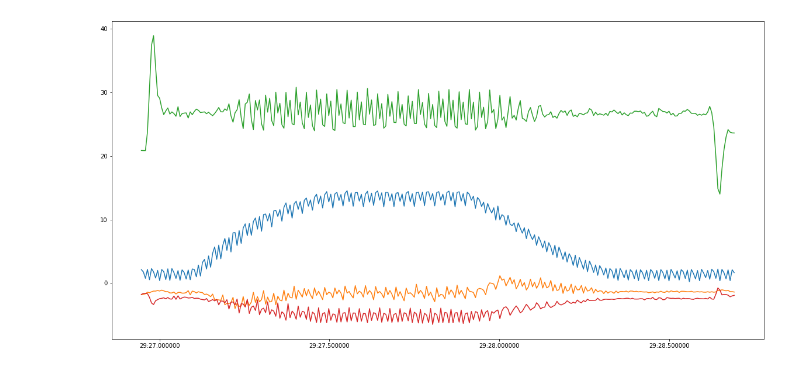
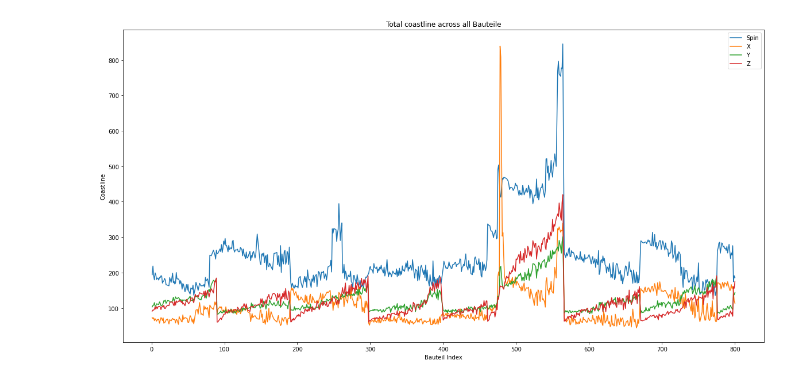
Before and after one commit to MartinNoc/SMiLe, a Jupyter notebook: predictive_maintenance/PredictiveMaintenancePlayground.ipynb, the cells around one changed output. Cells and saved outputs as stored; diff of their text form; code cells hidden in the pictures.

```diff
--- a/predictive_maintenance/PredictiveMaintenancePlayground.ipynb
+++ b/predictive_maintenance/PredictiveMaintenancePlayground.ipynb
@@ -34,10 +34,13 @@ data
-# %%
-data.loc[1].iloc[:,0]
-
-plt.figure(figsize=(20,10))
-plt.plot(-(data.loc[1].iloc[:,:4]))
-#ax_right.plot(data.loc[1].iloc[:,4], color="blue")
-#ax_right.set_ylim(bottom=0, top=1000000)
-plt.show()
-# %% [output]
-[figure, removed]
+# %%
+diffs = data.groupby("bauteil_idx").diff(-1).abs()
+coastline = diffs.groupby("bauteil_idx").sum()
+
+plt.figure(figsize=(20,10))
+plt.title("Total coastline across all Bauteile")
+plt.xlabel("Bauteil Index")
+plt.ylabel("Coastline")
+plt.plot(coastline.iloc[:,:4])
+plt.legend(["Spin", "X", "Y", "Z"])
+plt.show()
+# %% [output]
+[figure, added]
```
Also changed, not shown: parts of 4 cells of this notebook.
